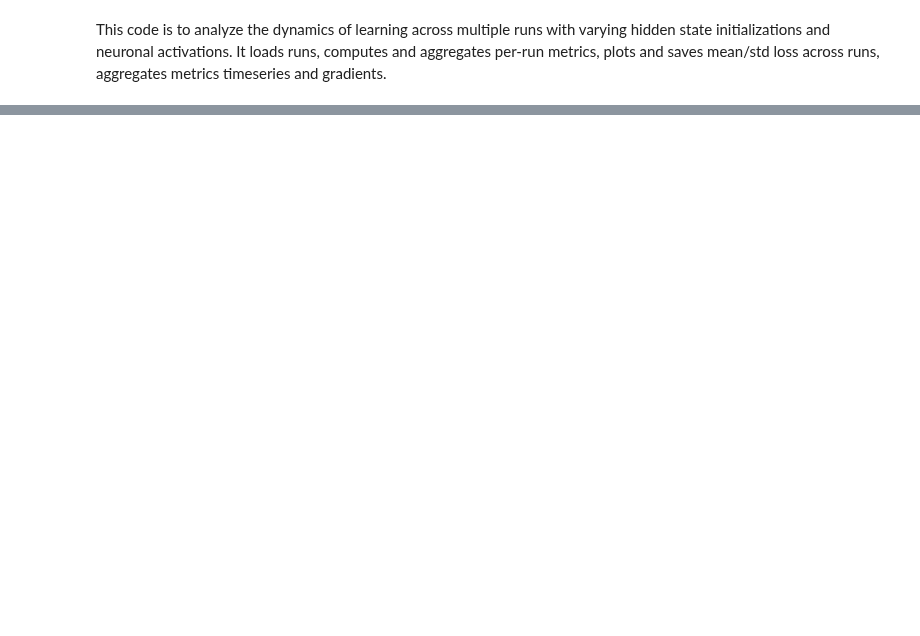
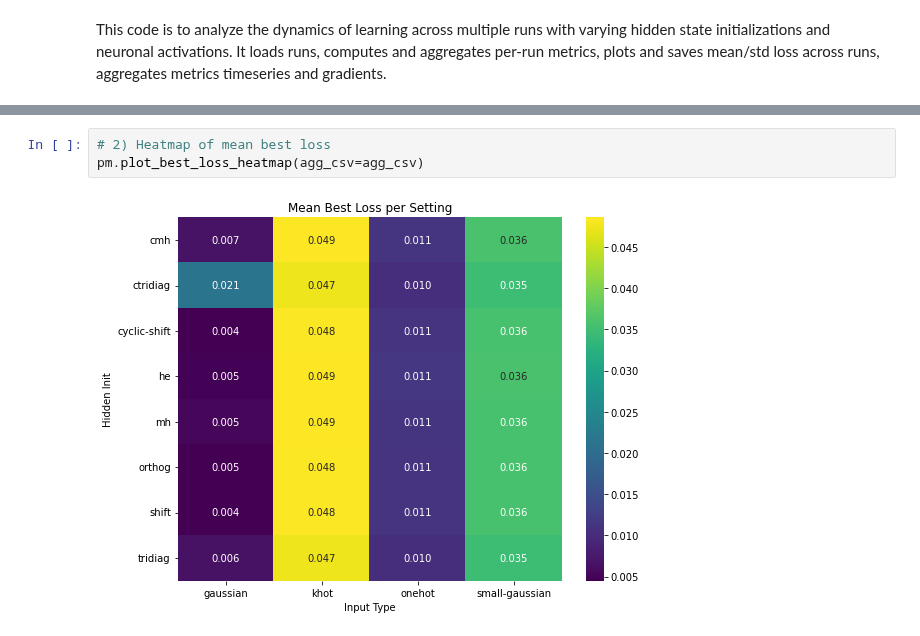
Before and after one commit to margotwagner/HCPrediction, a Jupyter notebook: notebooks/analyze-multiruns.ipynb, the cells around one changed output, grey strips where cells are left out. Cells and saved outputs as stored; diff of their text form; blank space fills up the shorter version.

```diff
--- a/notebooks/analyze-multiruns.ipynb
+++ b/notebooks/analyze-multiruns.ipynb
@@ -157,0 +78,5 @@ display(ts_bucket["he", "gaussian"]["history_df_list"][0].head())
+# %%
+# 2) Heatmap of mean best loss
+pm.plot_best_loss_heatmap(agg_csv=agg_csv)
+# %% [output]
+[figure, added]
```
Also changed, not shown: parts of 19 cells of this notebook, 3 other files.
